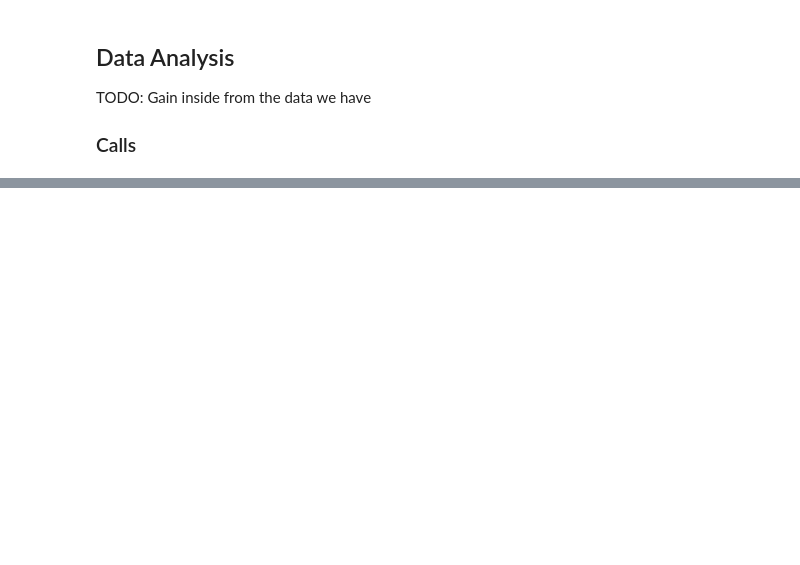
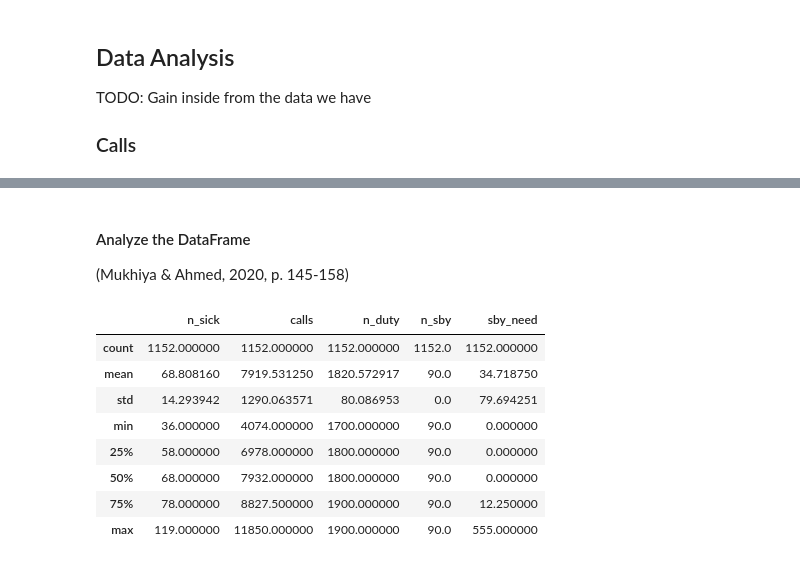
Before and after one commit to finkbefl/model_engineering_duty_schedule, a Jupyter notebook: docs/data/eda/exploratory_data_analysis.ipynb, the cells around one changed output, grey strips where cells are left out. Drawn from its saved outputs; the diff is of its cells as text; code cells hidden in the pictures; blank space fills up the shorter version.

```diff
--- a/docs/data/eda/exploratory_data_analysis.ipynb
+++ b/docs/data/eda/exploratory_data_analysis.ipynb
@@ -149,0 +314,16 @@ Text(0.5, 1.0, 'Number of emergency calls')
+# %% [markdown]
+#### Analyze the DataFrame
+
+(Mukhiya & Ahmed, 2020, p. 145-158)
+# %%
+data.describe()
+# %% [output]
+|  | n_sick | calls | n_duty | n_sby | sby_need |
+| count | 1152.000000 | 1152.000000 | 1152.000000 | 1152.0 | 1152.000000 |
+| mean | 68.808160 | 7919.531250 | 1820.572917 | 90.0 | 34.718750 |
+| std | 14.293942 | 1290.063571 | 80.086953 | 0.0 | 79.694251 |
+| min | 36.000000 | 4074.000000 | 1700.000000 | 90.0 | 0.000000 |
+| 25% | 58.000000 | 6978.000000 | 1800.000000 | 90.0 | 0.000000 |
+| 50% | 68.000000 | 7932.000000 | 1800.000000 | 90.0 | 0.000000 |
+| 75% | 78.000000 | 8827.500000 | 1900.000000 | 90.0 | 12.250000 |
+| max | 119.000000 | 11850.000000 | 1900.000000 | 90.0 | 555.000000 |
```
Also changed, not shown: parts of 23 cells of this notebook.
